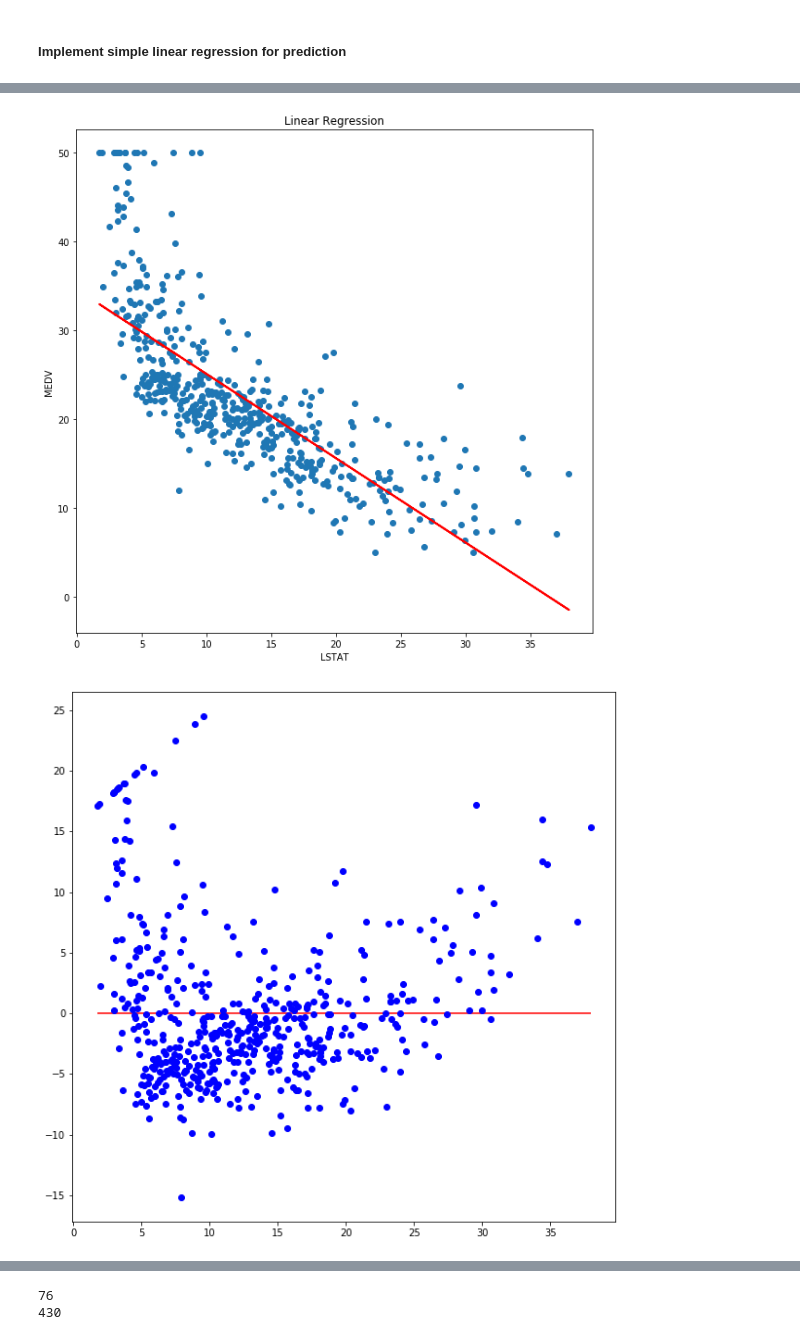
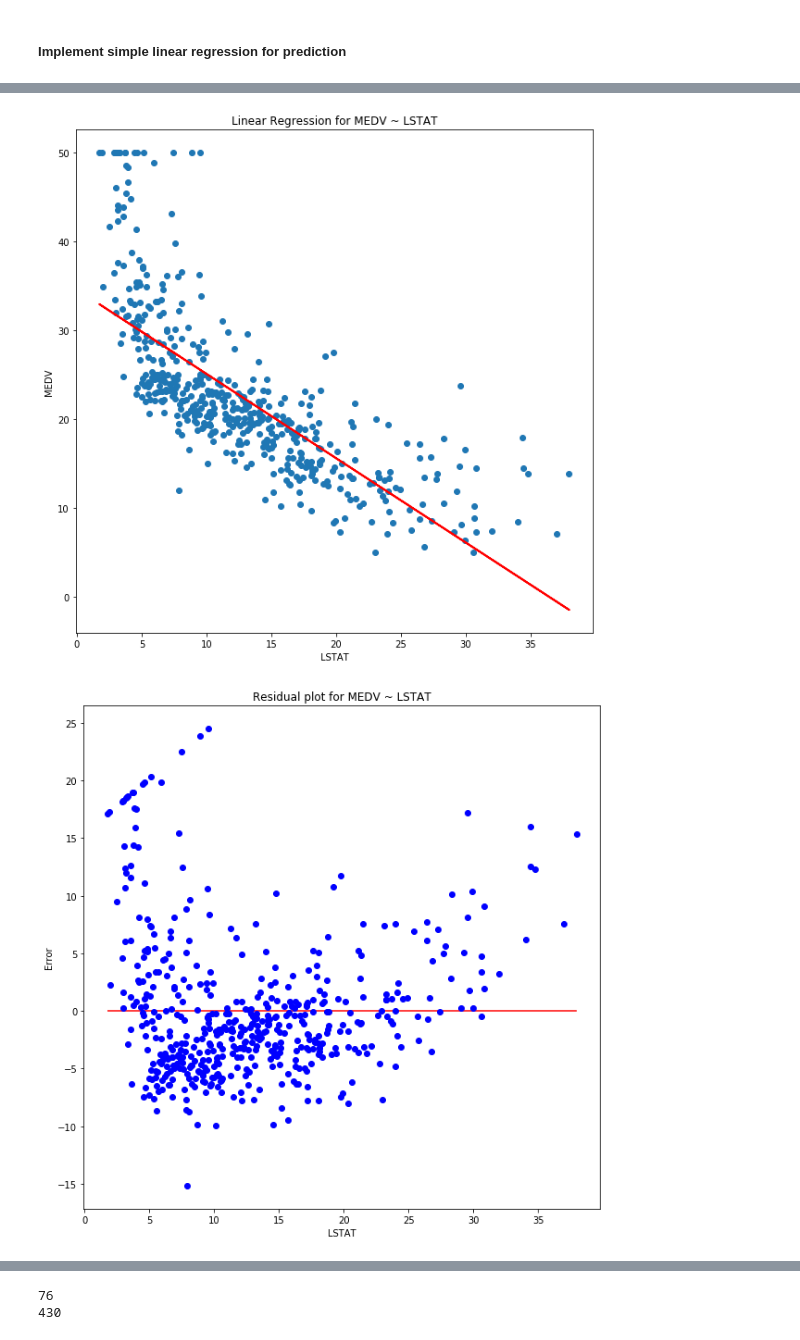
Before and after one commit to Sherwen2333/CSE353, a Jupyter notebook: cse353hw1.ipynb, the cells around one changed output, grey strips where cells are left out. Saved outputs shown, nothing was run; the diff lists cells and outputs as text; code cells hidden in the pictures.

```diff
--- a/cse353hw1.ipynb
+++ b/cse353hw1.ipynb
@@ -227,18 +227,21 @@ plt.plot(df['LSTAT'], df['MEDV'], 'o')           # scatter plot showing actual d
 plt.plot(df['LSTAT'], pred, 'r', linewidth=2)   # regression line
 plt.xlabel('LSTAT')
 plt.ylabel('MEDV')
-plt.title('Linear Regression')
+plt.title('Linear Regression for MEDV ~ LSTAT')
 plt.show()
 # %% [output]
-[figure, old version]
+[figure, new version]
 # %%
 pred = np.array(pred)
 Y = np.array(df['MEDV'])
 X = np.array(df['LSTAT'])
 error = Y - pred
 plt.figure(figsize = (10,10))
 plt.plot(X, error, 'bo')
 plt.hlines(0, min(X), max(X), 'r')
+plt.xlabel('LSTAT')
+plt.ylabel('Error')
+plt.title('Residual plot for MEDV ~ LSTAT')
 plt.show()
 # %% [output]
-[figure, old version]
+[figure, new version]
```
Also changed, not shown: parts of 26 cells of this notebook.
